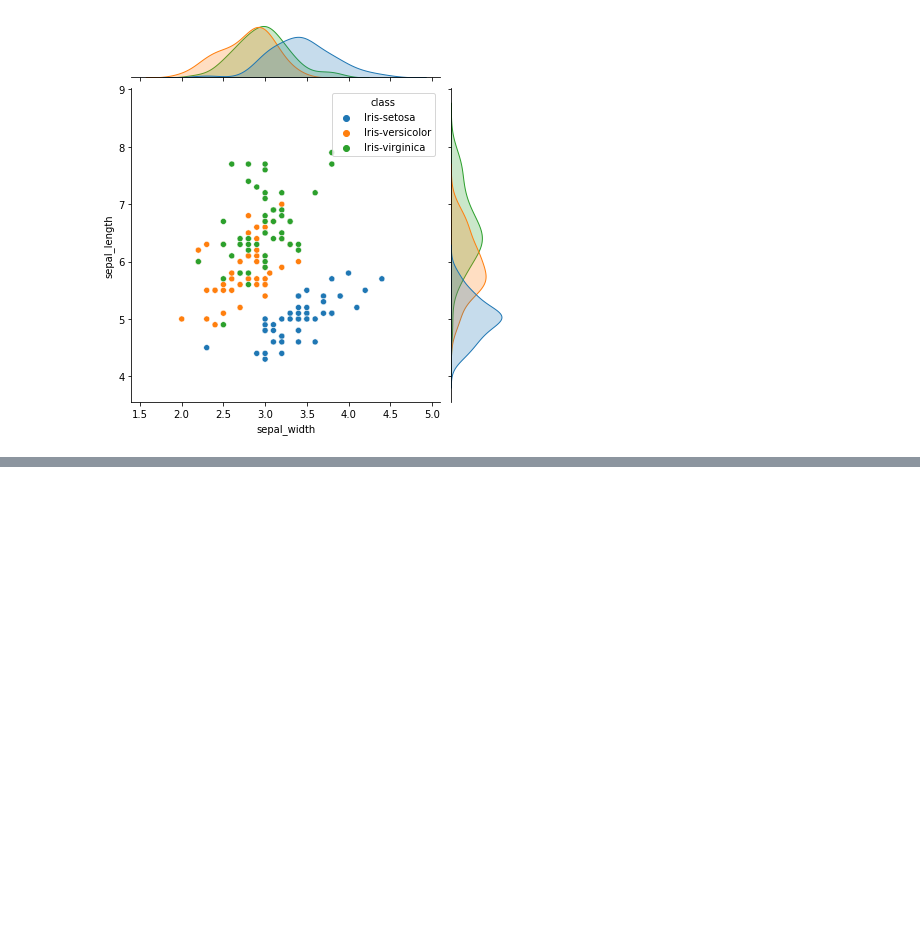
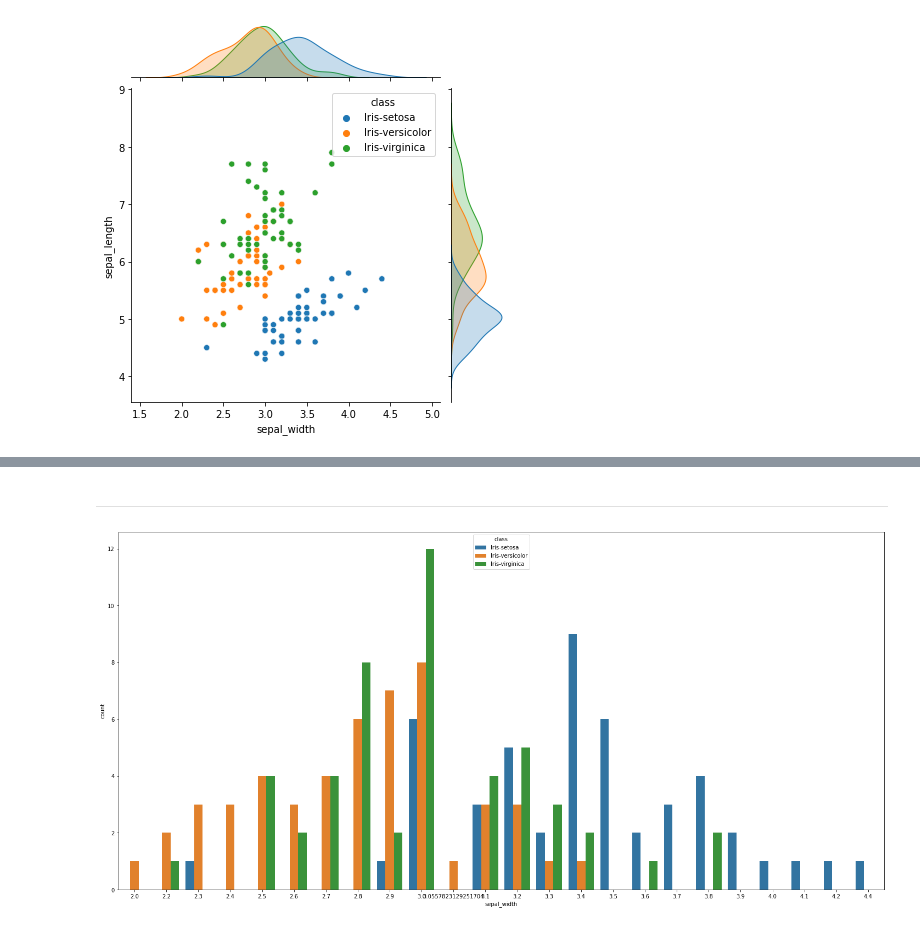
Before and after one commit to thusspokedata/Ironhack-Data-Analyst-Bootcamp, a Jupyter notebook: Week4/day 2/Predict the flower class.ipynb, the cells around one changed output, grey strips where cells are left out. Cells and saved outputs as stored; diff of their text form; code cells hidden in the pictures; blank space fills up the shorter version.

```diff
--- a/Week4/day 2/Predict the flower class.ipynb
+++ b/Week4/day 2/Predict the flower class.ipynb
@@ -238 +284,8 @@ sns.scatterplot(data=df, x="sepal_width", y="sepal_length", hue="class")
 [figure]
+# %% [markdown]
+-------------------
+# %%
+plt.figure(figsize=(25,12))
+sns.countplot(x ='sepal_width', hue="class", data = df);
+# %% [output]
+[figure, added]
```
Also changed, not shown: parts of 22 cells of this notebook.
